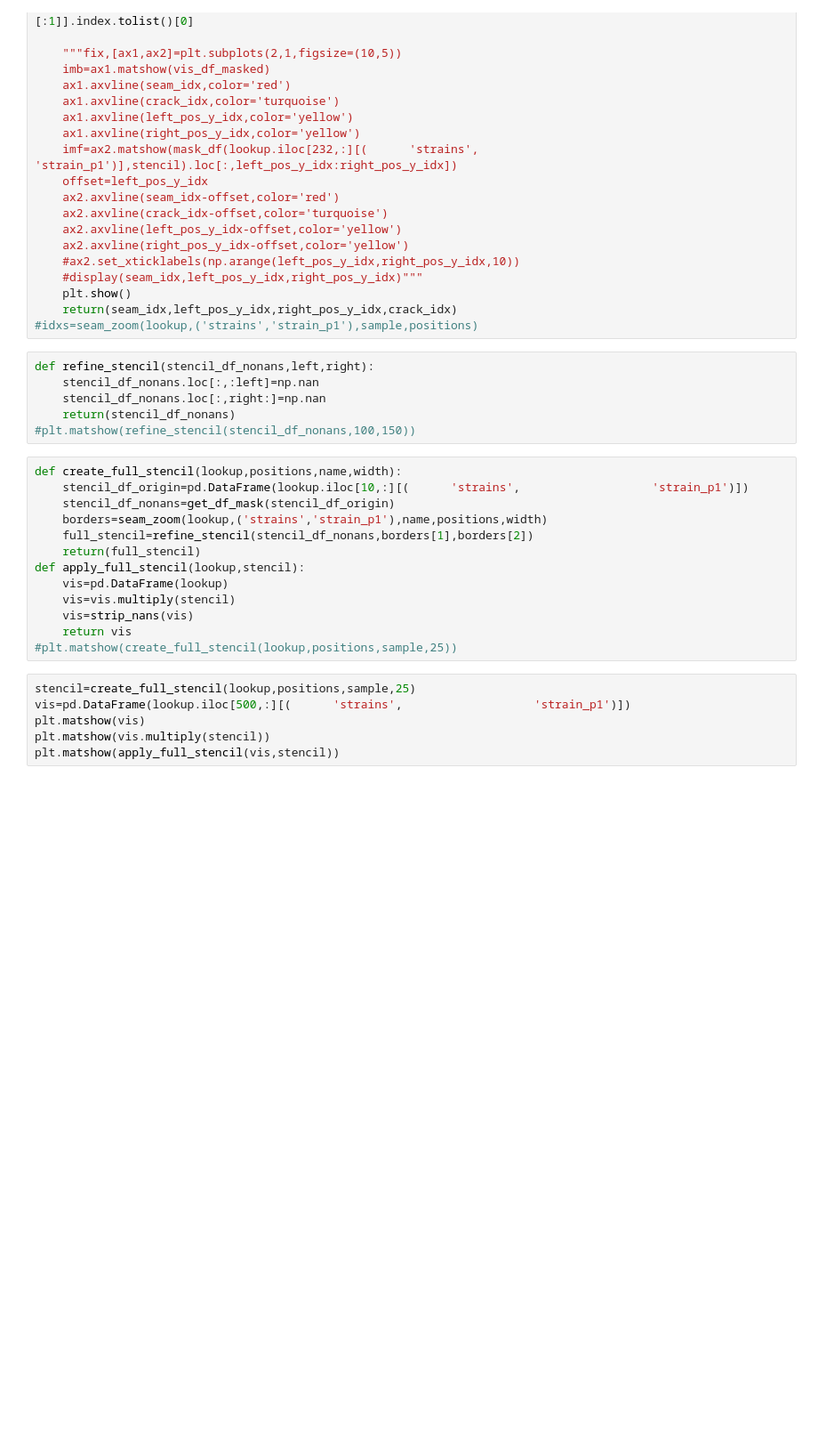
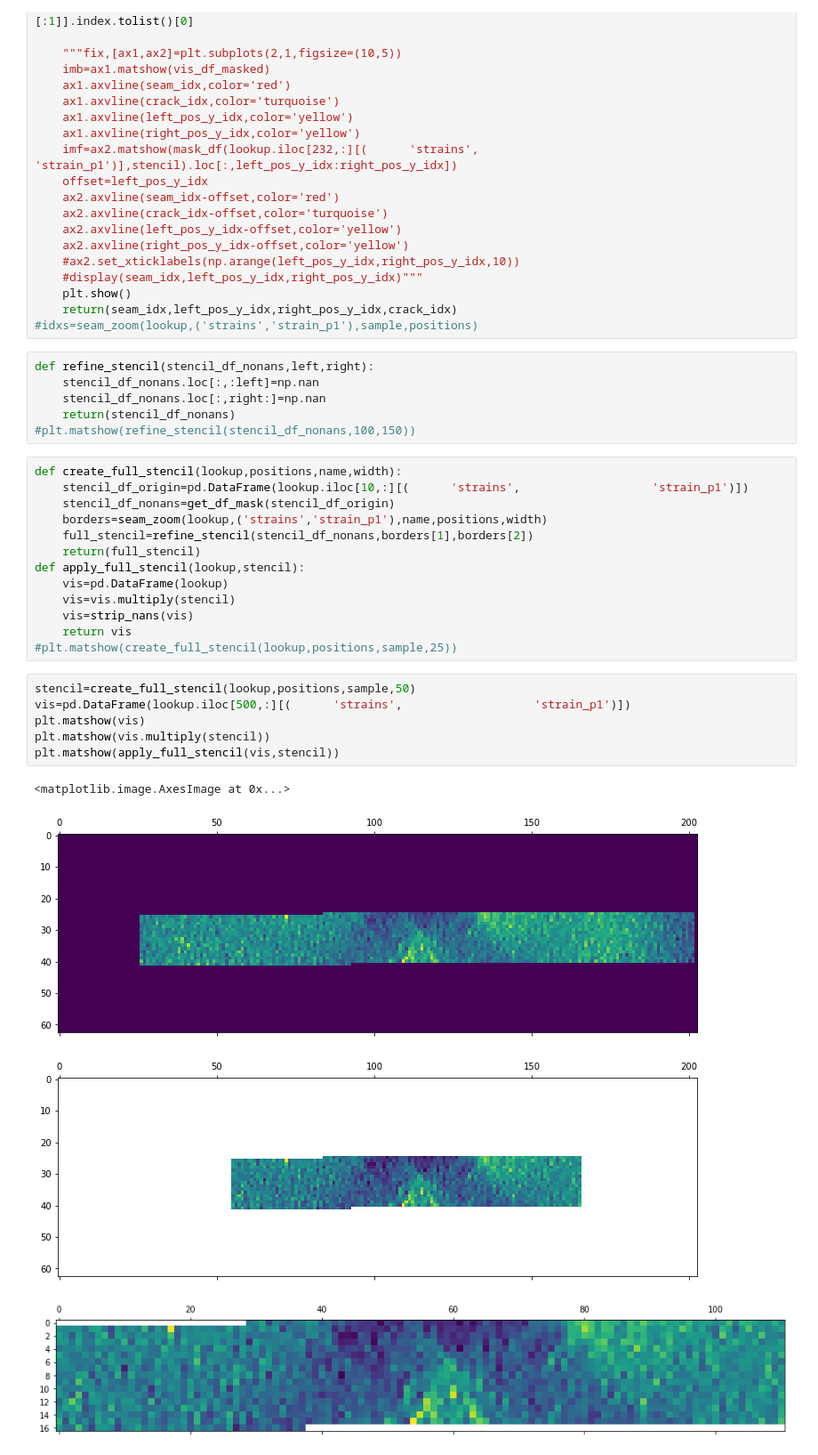
Before and after one commit to KMDE-10/DIC, a Jupyter notebook: pickle_import_analys.ipynb, the cells around one changed output. Shown: that part at 89% size. Cells and saved outputs as stored; diff of their text form; blank space fills up the shorter version.

```diff
--- a/pickle_import_analys.ipynb
+++ b/pickle_import_analys.ipynb
@@ -98,10 +96,15 @@ def apply_full_stencil(lookup,stencil):
     return vis
 #plt.matshow(create_full_stencil(lookup,positions,sample,25))
 # %%
-stencil=create_full_stencil(lookup,positions,sample,25)
+stencil=create_full_stencil(lookup,positions,sample,50)
 vis=pd.DataFrame(lookup.iloc[500,:][(      'strains',                   'strain_p1')])
 plt.matshow(vis)
 plt.matshow(vis.multiply(stencil))
 plt.matshow(apply_full_stencil(vis,stencil))
+# %% [output]
+<matplotlib.image.AxesImage at 0x...>
+[figure, added]
+[figure, added]
+[figure, added]
 # %%
 stenciled_lookup=lookup.applymap(lambda x:apply_full_stencil(x,stencil))
```
Also changed, not shown: parts of 6 cells of this notebook.
